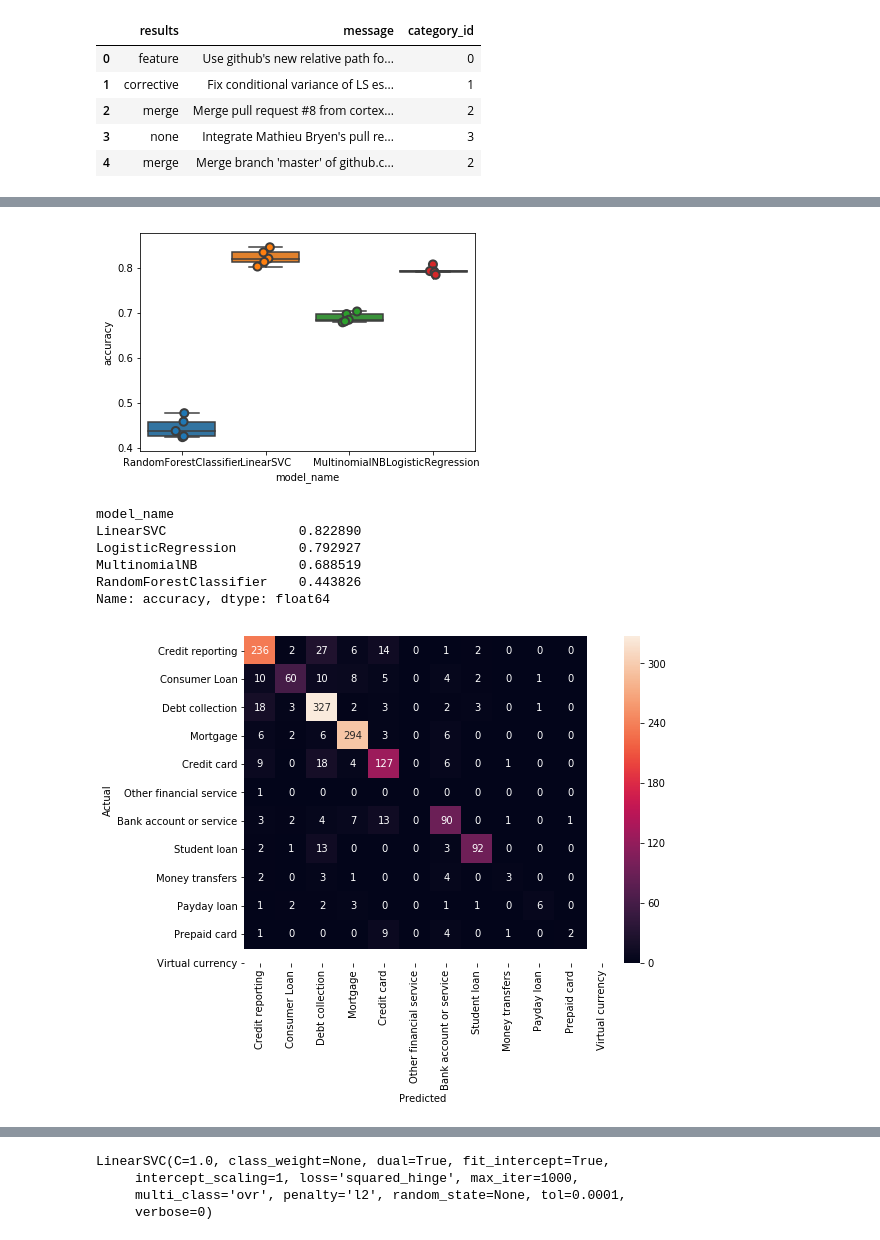
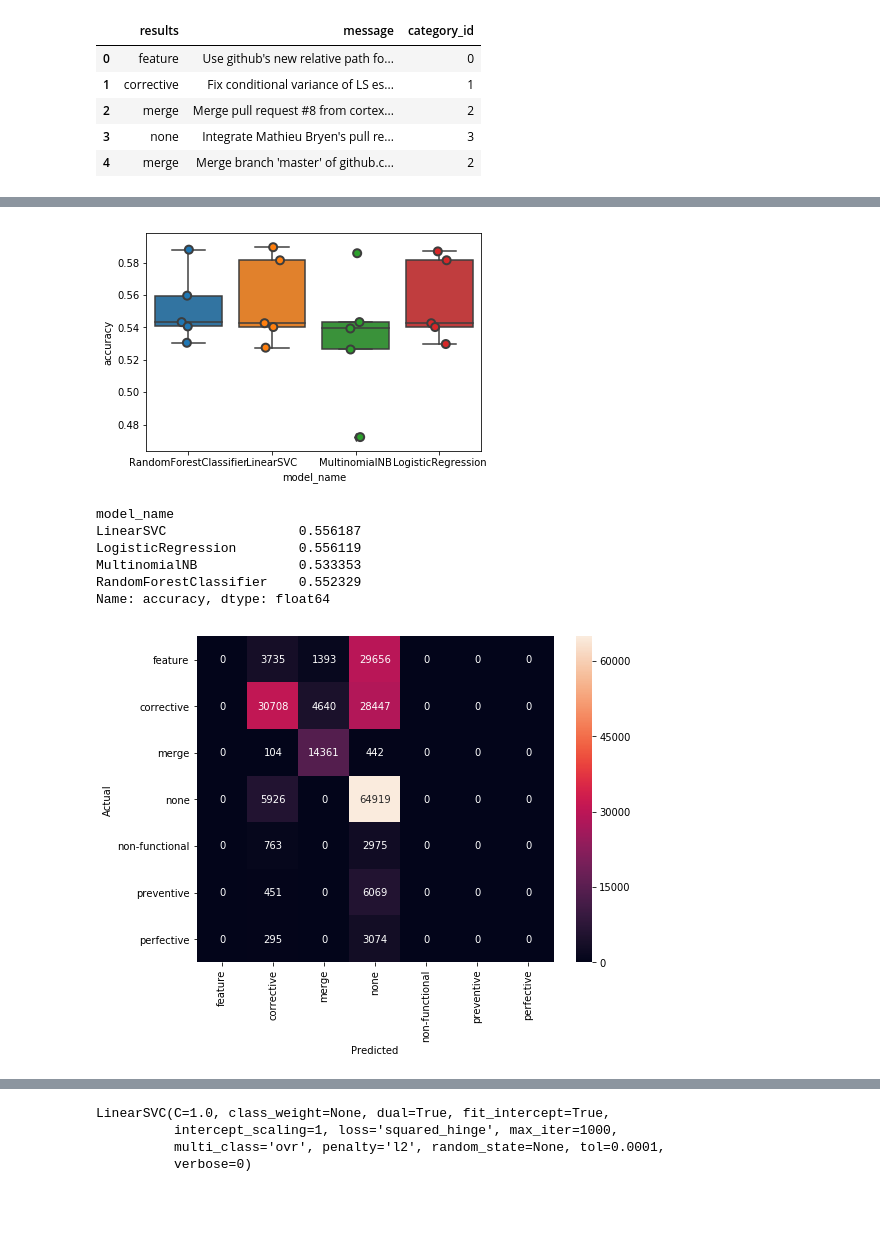
Before and after one commit to gesteves91/text-classification, a Jupyter notebook: Commit_Classification.ipynb, the cells around one changed output, grey strips where cells are left out. Saved outputs shown, nothing was run; the diff lists cells and outputs as text; code cells hidden in the pictures; blank space fills up the shorter version.

```diff
--- a/Commit_Classification.ipynb
+++ b/Commit_Classification.ipynb
@@ -49,8 +55,7 @@ plt.show()
 # %%
 from sklearn.feature_extraction.text import TfidfVectorizer
 import numpy as np
-tfidf = TfidfVectorizer(sublinear_tf=True, min_df=5, norm='l2', encoding='latin-1', ngram_range=(1, 2), stop_words='english')
-#x = v.fit_transform(df['Review'].values.astype('U'))
+tfidf = TfidfVectorizer(sublinear_tf=True, min_df=0.2, max_df=0.7, norm='l2', encoding='latin-1', ngram_range=(1, 2), stop_words='english')
 features = tfidf.fit_transform(df.message).toarray()
 labels = df.category_id
 features.shape
@@ -151,15 +152,15 @@ sns.stripplot(x='model_name', y='accuracy', data=cv_df,
               size=8, jitter=True, edgecolor="gray", linewidth=2)
 plt.show()
 # %% [output]
-[figure, old version]
+[figure, new version]
 # %%
 cv_df.groupby('model_name').accuracy.mean()
 # %% [output]
 model_name
-LinearSVC                 0.822890
-LogisticRegression        0.792927
-MultinomialNB             0.688519
-RandomForestClassifier    0.443826
+LinearSVC                 0.556187
+LogisticRegression        0.556119
+MultinomialNB             0.533353
+RandomForestClassifier    0.552329
 Name: accuracy, dtype: float64
 # %%
 from sklearn.model_selection import train_test_split
@@ -172,15 +173,15 @@ y_pred = model.predict(X_test)
 # %%
 from sklearn.metrics import confusion_matrix
 
 conf_mat = confusion_matrix(y_test, y_pred)
 fig, ax = plt.subplots(figsize=(8,6))
 sns.heatmap(conf_mat, annot=True, fmt='d',
-            xticklabels=category_id_df.Product.values, yticklabels=category_id_df.Product.values)
+            xticklabels=category_id_df.results.values, yticklabels=category_id_df.results.values)
 plt.ylabel('Actual')
 plt.xlabel('Predicted')
 plt.show()
 # %% [output]
-[figure, old version]
+[figure, new version]
 # %%
 from IPython.display import display
 
```
Also changed, not shown: parts of 13 cells of this notebook.
